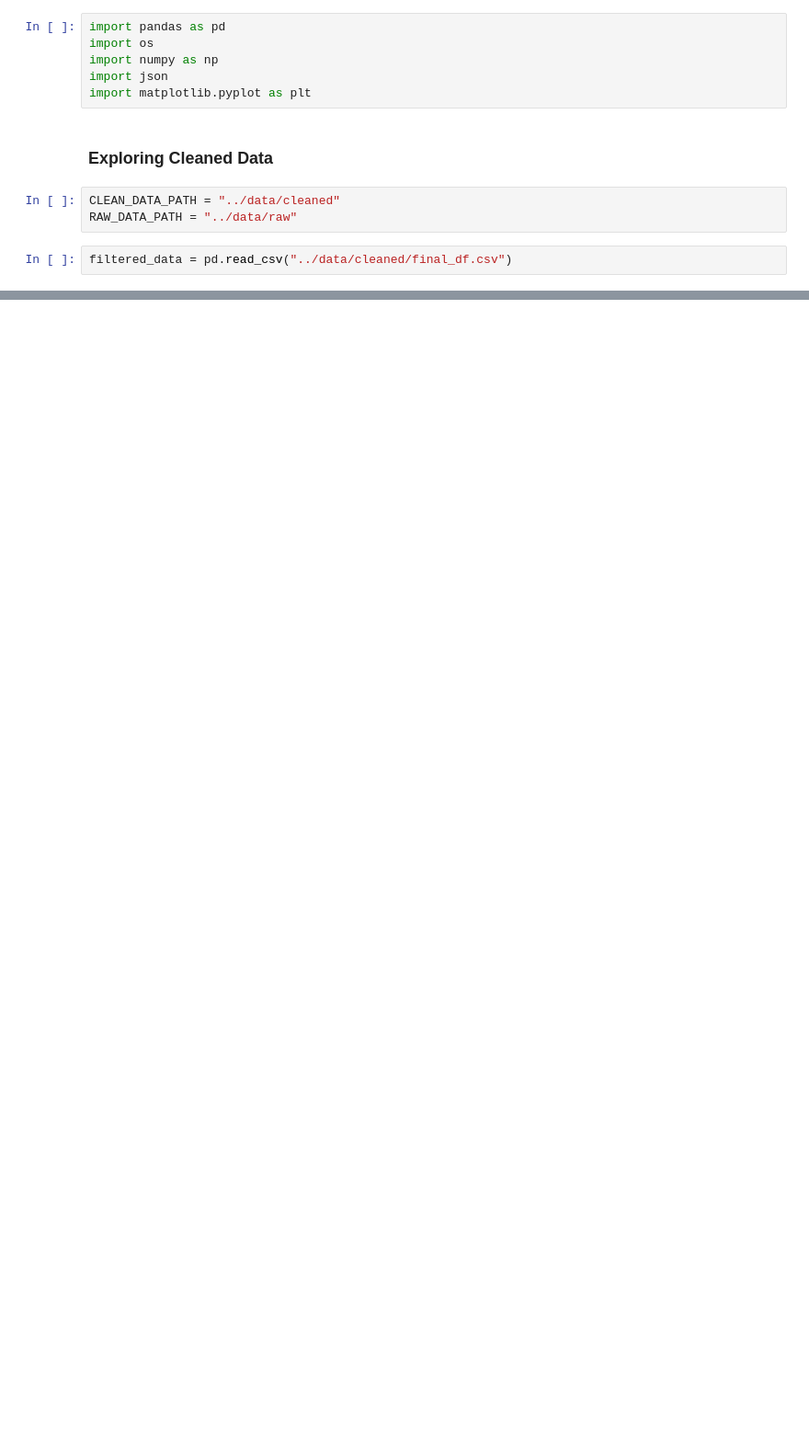
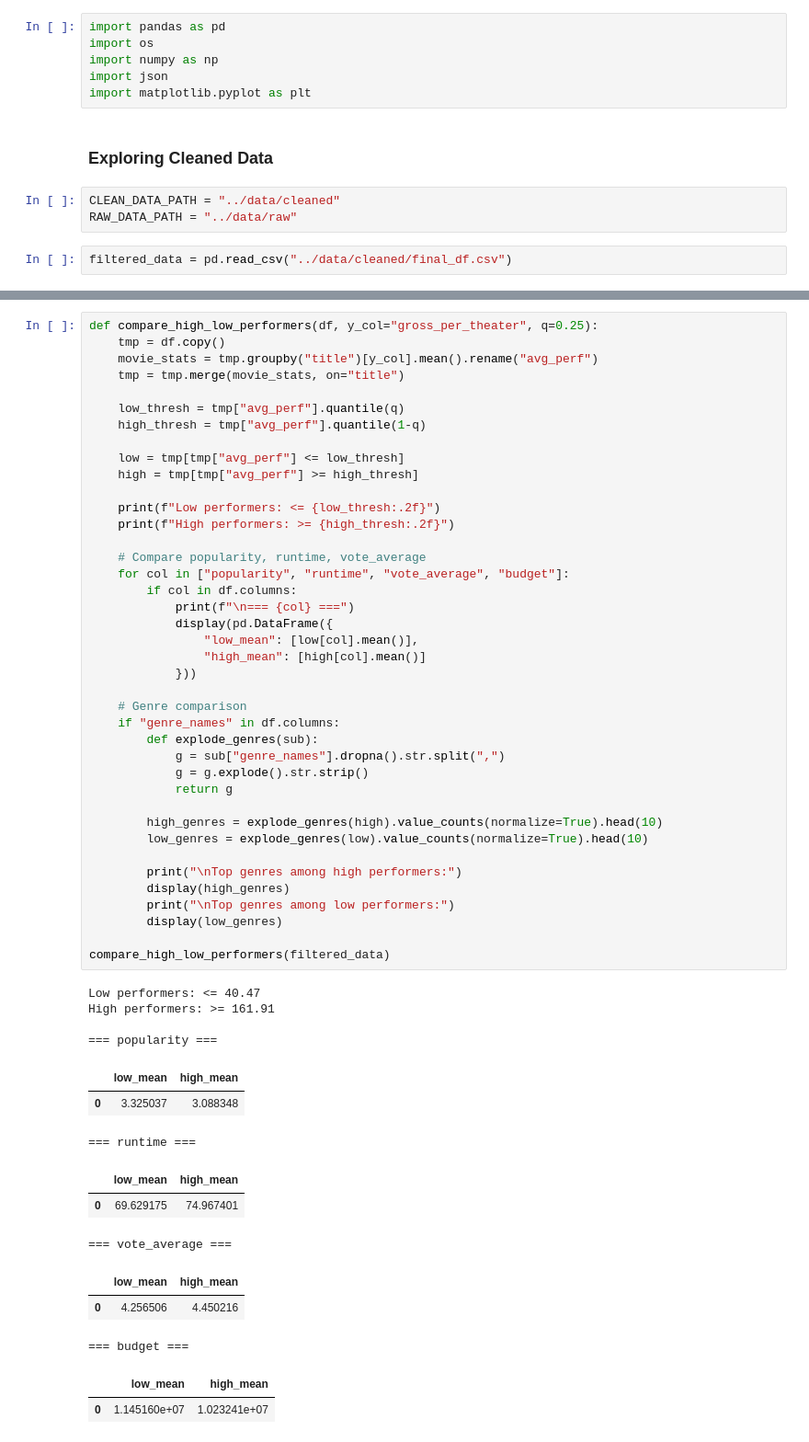
Before and after one commit to skrigel/cinema_by_the_numbers, a Jupyter notebook: preprocessing/data_exploration.ipynb, the cells around one changed output, grey strips where cells are left out. Shown: that part at 92% size. Cells and saved outputs as stored; diff of their text form; blank space fills up the shorter version.

```diff
--- a/preprocessing/data_exploration.ipynb
+++ b/preprocessing/data_exploration.ipynb
@@ -26,0 +100,56 @@ avg_popularity.plot(x='release_month', y='popularity')
+# %%
+def compare_high_low_performers(df, y_col="gross_per_theater", q=0.25):
+    tmp = df.copy()
+    movie_stats = tmp.groupby("title")[y_col].mean().rename("avg_perf")
+    tmp = tmp.merge(movie_stats, on="title")
+
+    low_thresh = tmp["avg_perf"].quantile(q)
+    high_thresh = tmp["avg_perf"].quantile(1-q)
+
+    low = tmp[tmp["avg_perf"] <= low_thresh]
+    high = tmp[tmp["avg_perf"] >= high_thresh]
+
+    print(f"Low performers: <= {low_thresh:.2f}")
+    print(f"High performers: >= {high_thresh:.2f}")
+
+    # Compare popularity, runtime, vote_average
+    for col in ["popularity", "runtime", "vote_average", "budget"]:
+        if col in df.columns:
+            print(f"\n=== {col} ===")
+            display(pd.DataFrame({
+                "low_mean": [low[col].mean()],
+                "high_mean": [high[col].mean()]
+            }))
+
+    # Genre comparison
+    if "genre_names" in df.columns:
+        def explode_genres(sub):
+            g = sub["genre_names"].dropna().str.split(",")
+            g = g.explode().str.strip()
+            return g
+
+        high_genres = explode_genres(high).value_counts(normalize=True).head(10)
+        low_genres = explode_genres(low).value_counts(normalize=True).head(10)
+
+        print("\nTop genres among high performers:")
+        display(high_genres)
+        print("\nTop genres among low performers:")
+        display(low_genres)
+
+compare_high_low_performers(filtered_data)
+# %% [output]
+Low performers: <= 40.47
+High performers: >= 161.91
+
+=== popularity ===
+|  | low_mean | high_mean |
+| 0 | 3.325037 | 3.088348 |
+=== runtime ===
+|  | low_mean | high_mean |
+| 0 | 69.629175 | 74.967401 |
+=== vote_average ===
+|  | low_mean | high_mean |
+| 0 | 4.256506 | 4.450216 |
+=== budget ===
+|  | low_mean | high_mean |
+| 0 | 1.145160e+07 | 1.023241e+07 |
```
Also changed, not shown: parts of 15 cells of this notebook, 3 other files.
